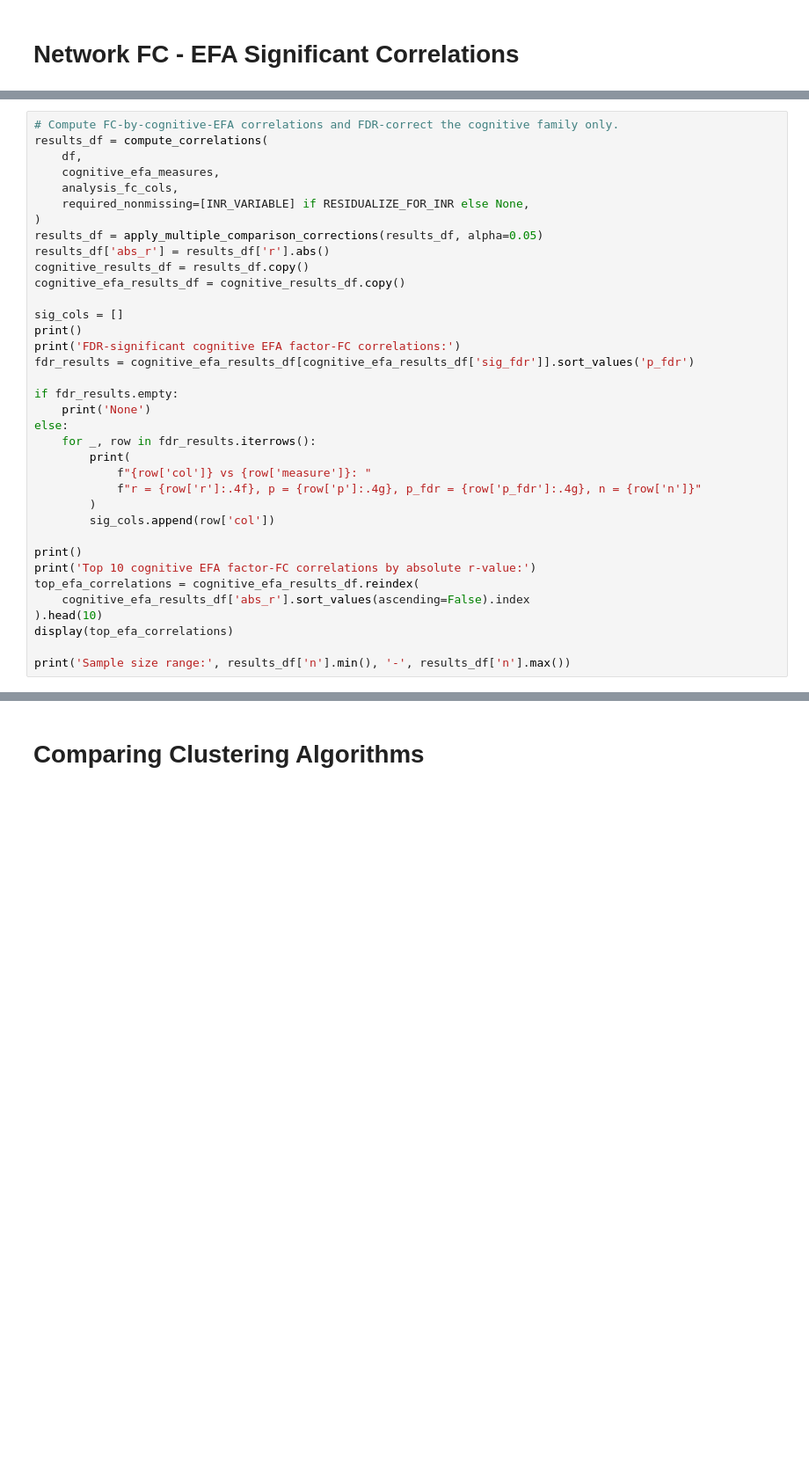
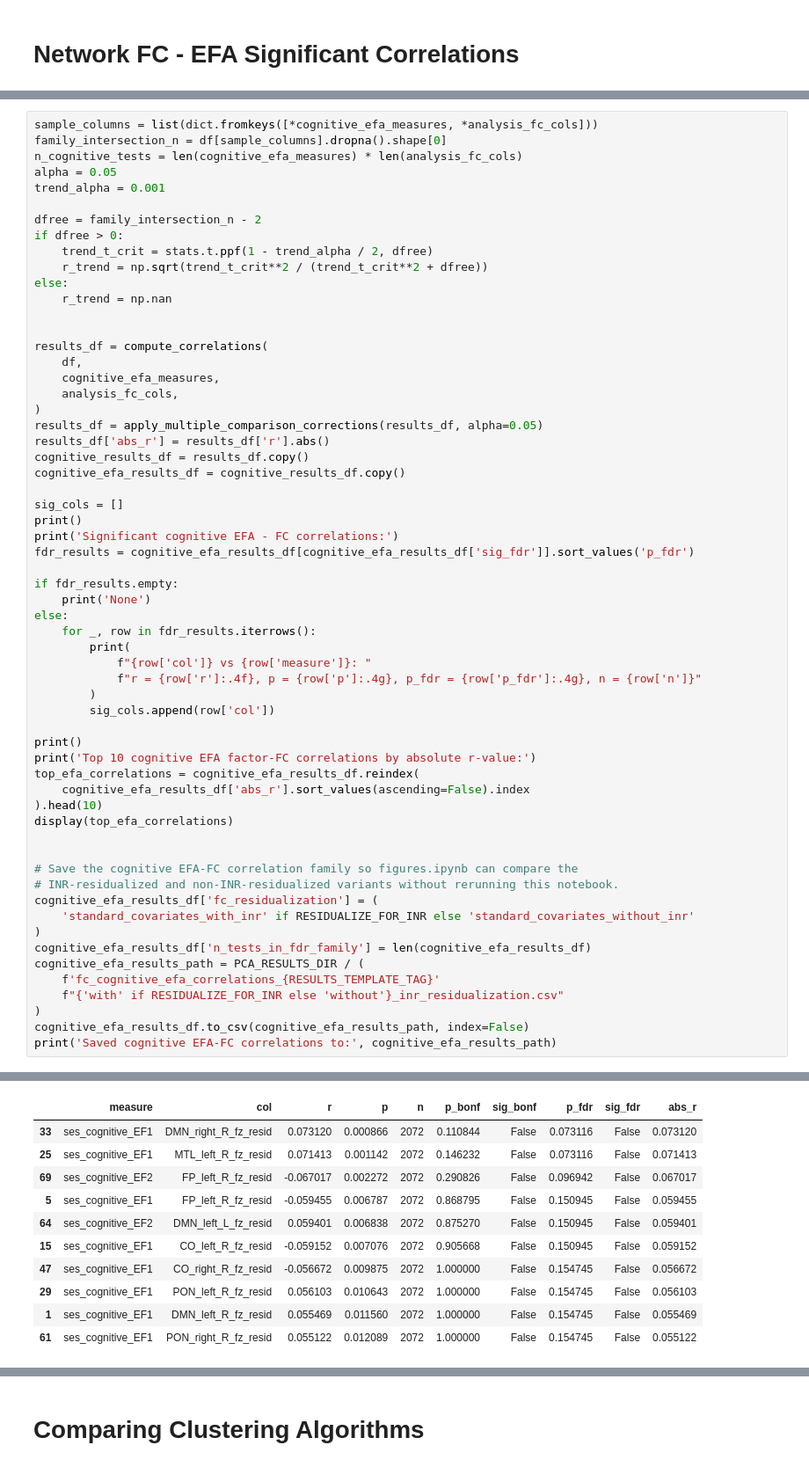
Before and after one commit to Greene-Lab/pMTG, a Jupyter notebook: brain_behavior_with_inr_residualization.ipynb, the cells around one changed output, grey strips where cells are left out. Shown at 88% size. Saved outputs shown, nothing was run; the diff lists cells and outputs as text; blank space fills up the shorter version.

```diff
--- a/brain_behavior_with_inr_residualization.ipynb
+++ b/brain_behavior_with_inr_residualization.ipynb
@@ -803,10 +576,22 @@ print('Trend critical r:', r_trend)
 # %%
-# Compute FC-by-cognitive-EFA correlations and FDR-correct the cognitive family only.
+sample_columns = list(dict.fromkeys([*cognitive_efa_measures, *analysis_fc_cols]))
+family_intersection_n = df[sample_columns].dropna().shape[0]
+n_cognitive_tests = len(cognitive_efa_measures) * len(analysis_fc_cols)
+alpha = 0.05
+trend_alpha = 0.001
+
+dfree = family_intersection_n - 2
+if dfree > 0:
+    trend_t_crit = stats.t.ppf(1 - trend_alpha / 2, dfree)
+    r_trend = np.sqrt(trend_t_crit**2 / (trend_t_crit**2 + dfree))
+else:
+    r_trend = np.nan
+
+
 results_df = compute_correlations(
     df,
     cognitive_efa_measures,
     analysis_fc_cols,
-    required_nonmissing=[INR_VARIABLE] if RESIDUALIZE_FOR_INR else None,
 )
 results_df = apply_multiple_comparison_corrections(results_df, alpha=0.05)
 results_df['abs_r'] = results_df['r'].abs()
@@ -815,7 +600,7 @@ cognitive_efa_results_df = cognitive_results_df.copy()
 
 sig_cols = []
 print()
-print('FDR-significant cognitive EFA factor-FC correlations:')
+print('Significant cognitive EFA - FC correlations:')
 fdr_results = cognitive_efa_results_df[cognitive_efa_results_df['sig_fdr']].sort_values('p_fdr')
 
 if fdr_results.empty:
@@ -835,4 +620,17 @@ top_efa_correlations = cognitive_efa_results_df.reindex(
 ).head(10)
 display(top_efa_correlations)
 
-print('Sample size range:', results_df['n'].min(), '-', results_df['n'].max())
+
+# Save the cognitive EFA-FC correlation family so figures.ipynb can compare the
+# INR-residualized and non-INR-residualized variants without rerunning this notebook.
+cognitive_efa_results_df['fc_residualization'] = (
+    'standard_covariates_with_inr' if RESIDUALIZE_FOR_INR else 'standard_covariates_without_inr'
+)
+cognitive_efa_results_df['n_tests_in_fdr_family'] = len(cognitive_efa_results_df)
+cognitive_efa_results_path = PCA_RESULTS_DIR / (
+    f'fc_cognitive_efa_correlations_{RESULTS_TEMPLATE_TAG}'
+    f"{'with' if RESIDUALIZE_FOR_INR else 'without'}_inr_residualization.csv"
+)
+cognitive_efa_results_df.to_csv(cognitive_efa_results_path, index=False)
+print('Saved cognitive EFA-FC correlations to:', cognitive_efa_results_path)
+# %% [output]
@@ -838,0 +641,11 @@ print('Sample size range:', results_df['n'].min(), '-', results_df['n'].max())
+|  | measure | col | r | p | n | p_bonf | sig_bonf | p_fdr | sig_fdr | abs_r |
+| 33 | ses_cognitive_EF1 | DMN_right_R_fz_resid | 0.073120 | 0.000866 | 2072 | 0.110844 | False | 0.073116 | False | 0.073120 |
+| 25 | ses_cognitive_EF1 | MTL_left_R_fz_resid | 0.071413 | 0.001142 | 2072 | 0.146232 | False | 0.073116 | False | 0.071413 |
+| 69 | ses_cognitive_EF2 | FP_left_R_fz_resid | -0.067017 | 0.002272 | 2072 | 0.290826 | False | 0.096942 | False | 0.067017 |
+| 5 | ses_cognitive_EF1 | FP_left_R_fz_resid | -0.059455 | 0.006787 | 2072 | 0.868795 | False | 0.150945 | False | 0.059455 |
+| 64 | ses_cognitive_EF2 | DMN_left_L_fz_resid | 0.059401 | 0.006838 | 2072 | 0.875270 | False | 0.150945 | False | 0.059401 |
+| 15 | ses_cognitive_EF1 | CO_left_R_fz_resid | -0.059152 | 0.007076 | 2072 | 0.905668 | False | 0.150945 | False | 0.059152 |
+| 47 | ses_cognitive_EF1 | CO_right_R_fz_resid | -0.056672 | 0.009875 | 2072 | 1.000000 | False | 0.154745 | False | 0.056672 |
+| 29 | ses_cognitive_EF1 | PON_left_R_fz_resid | 0.056103 | 0.010643 | 2072 | 1.000000 | False | 0.154745 | False | 0.056103 |
+| 1 | ses_cognitive_EF1 | DMN_left_R_fz_resid | 0.055469 | 0.011560 | 2072 | 1.000000 | False | 0.154745 | False | 0.055469 |
+| 61 | ses_cognitive_EF1 | PON_right_R_fz_resid | 0.055122 | 0.012089 | 2072 | 1.000000 | False | 0.154745 | False | 0.055122 |
```
Also changed, not shown: parts of 24 cells of this notebook, 3 other files.
